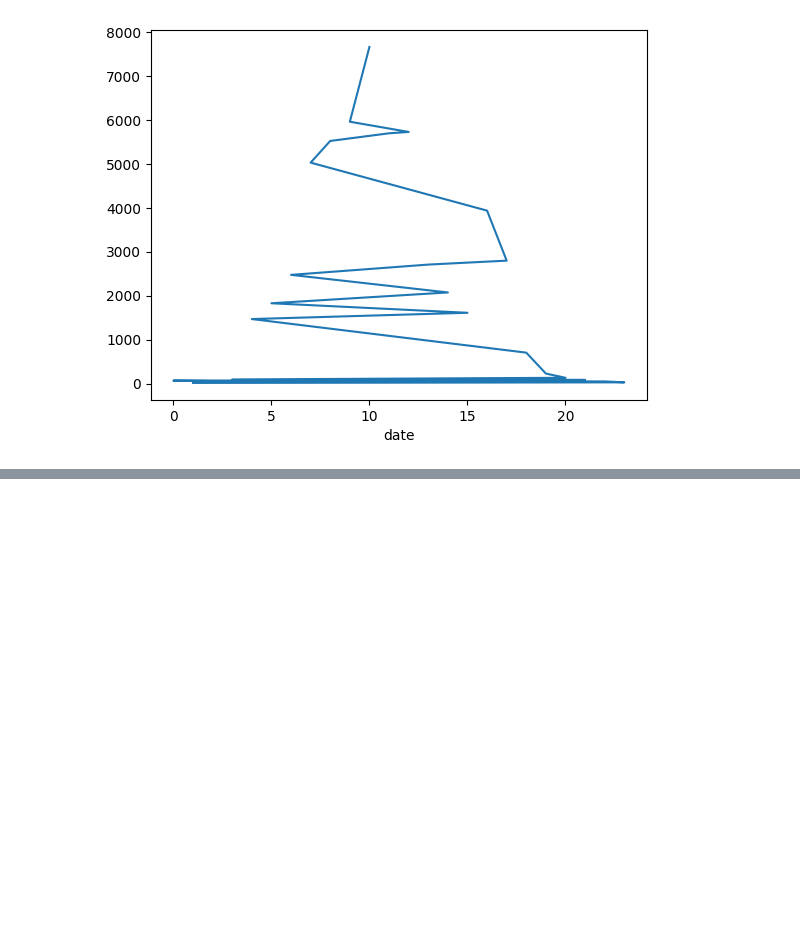
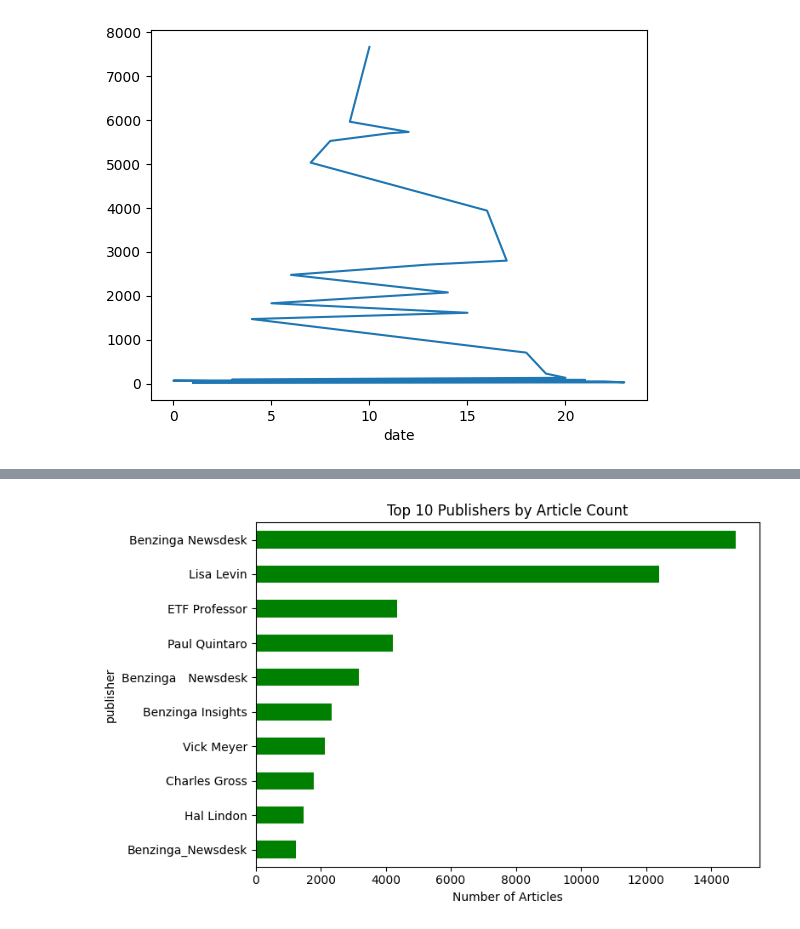
Before and after one commit to anteneh24/nova-financial-analysis, a Jupyter notebook: notebooks/first.ipynb, the cells around one changed output, grey strips where cells are left out. Cells and saved outputs as stored; diff of their text form; code cells hidden in the pictures; blank space fills up the shorter version.

```diff
--- a/notebooks/first.ipynb
+++ b/notebooks/first.ipynb
@@ -102,0 +173,12 @@ df['date'].dt.hour.value_counts().plot()
+# %%
+top_publishers = df['publisher'].value_counts().head(10)
+
+plt.figure(figsize=(8, 5))
+top_publishers.plot(kind='barh', color='green')
+plt.title("Top 10 Publishers by Article Count")
+plt.xlabel("Number of Articles")
+plt.gca().invert_yaxis()
+plt.tight_layout()
+plt.show()
+# %% [output]
+[figure, added]
```
Also changed, not shown: parts of 4 cells of this notebook.
